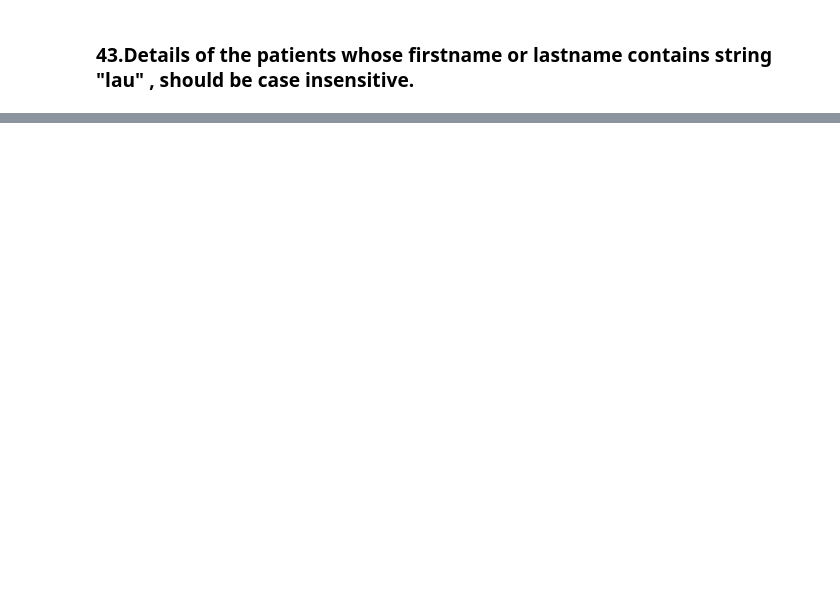
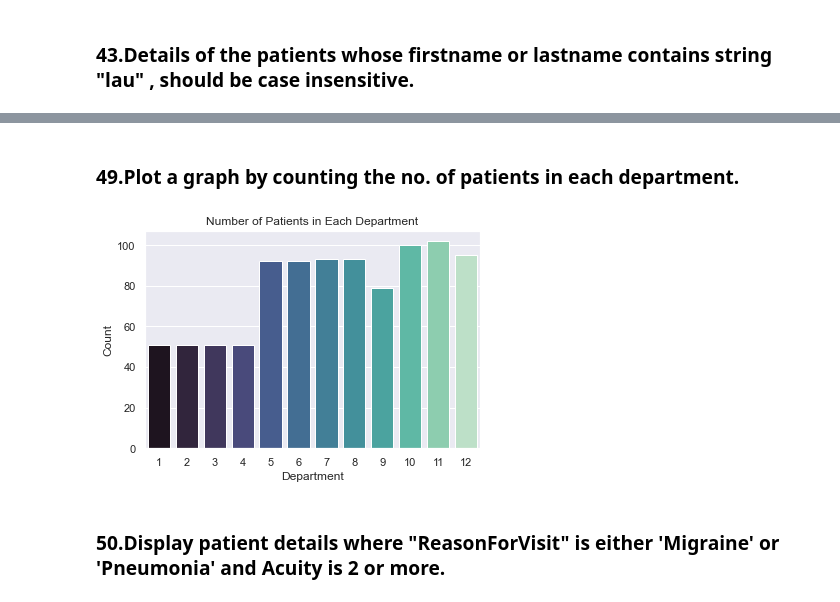
Before and after one commit to Akki13december/Ninja_Vars, a Jupyter notebook: Ninja_vars.ipynb, the cells around one changed output, grey strips where cells are left out. Drawn from its saved outputs; the diff is of its cells as text; code cells hidden in the pictures; blank space fills up the shorter version.

```diff
--- a/Ninja_vars.ipynb
+++ b/Ninja_vars.ipynb
@@ -131,0 +194,14 @@ KeyError: "['Mortality'] not in index"
+# %%
+
+#Reading the AmbulatoryVisits sheet
+df_AV = pd.read_excel(xls, 'AmbulatoryVisits')
+sorted_df = df_AV.sort_values(by=['Pulse'], ascending=False)
+# Rename the 'PatientMRN' column to 'PatientID'
+df_AV_new1 = df_AV.rename(columns={'PatientMRN':'PatientID'})
+# Perform merge operation with df_PA on 'PatientID' column
+merge_df1 = pd.merge(df_AV_new1, df_PA, on='PatientID')
+#print(merge_df1)
+#Get the row with the highest pulse value
+max_pulse_row = sorted_df.head(1)
+# Print the row with the highest pulse value
+print(max_pulse_row)
@@ -131,0 +246,14 @@ KeyError: "['Mortality'] not in index"
+# %% [markdown]
+### 49.Plot a graph by counting the no. of patients in each department.
+# %%
+# Create a countplot
+sns.set(style="darkgrid")
+sns.countplot(data =df_AV, x='VisitDepartmentID', palette="mako")
+plt.xlabel("Department")
+plt.ylabel("Count")
+plt.title("Number of Patients in Each Department")
+plt.show()
+# %% [output]
+[figure, added]
+# %% [markdown]
+### 50.Display patient details where "ReasonForVisit" is either 'Migraine' or 'Pneumonia' and Acuity is 2 or more.
```
Also changed, not shown: parts of 38 cells of this notebook.
